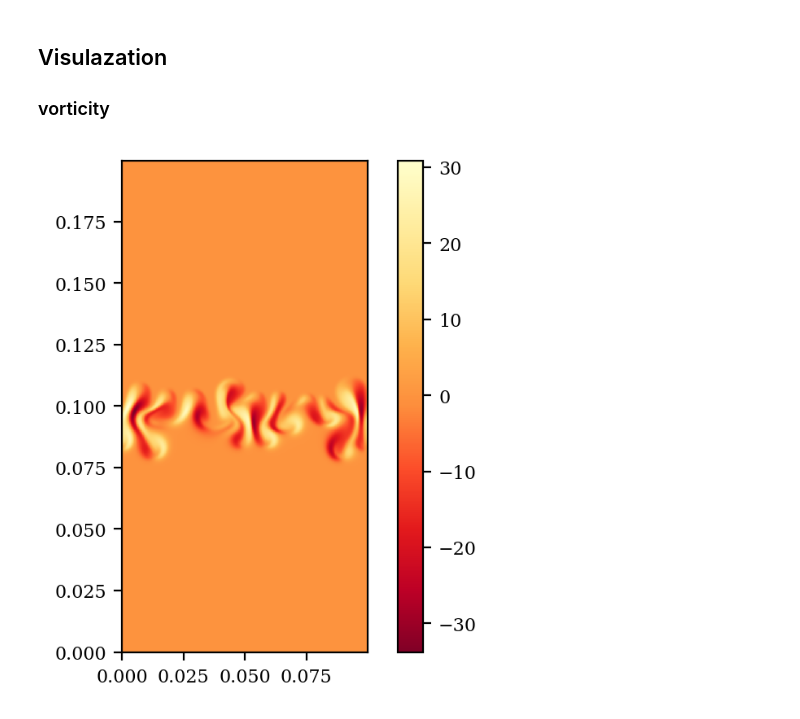
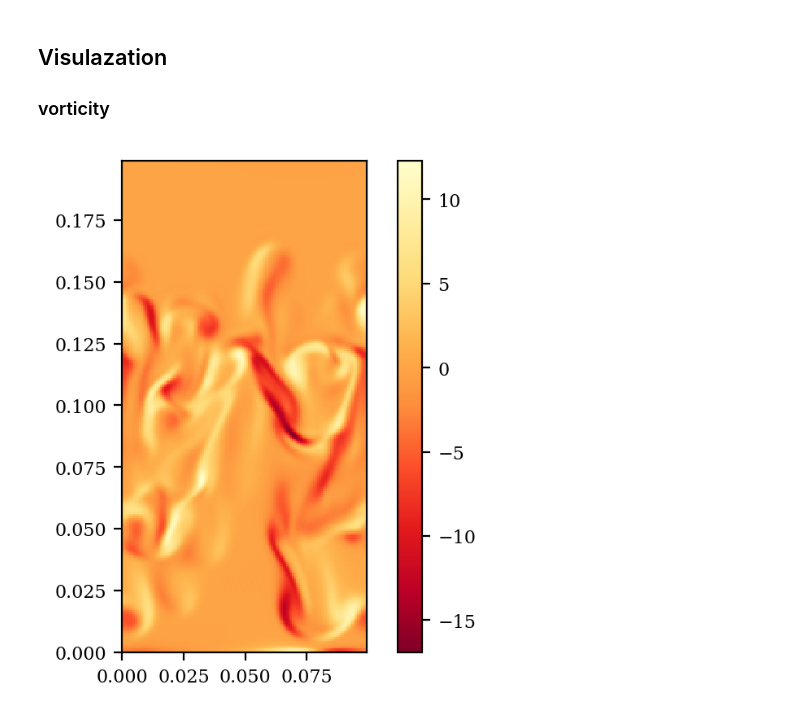
Before and after one commit to xinbian/RTMixEnstrophy, a Jupyter notebook: bubVel.ipynb, the cells around one changed output. Drawn from its saved outputs; the diff is of its cells as text; code cells hidden in the pictures.

```diff
--- a/bubVel.ipynb
+++ b/bubVel.ipynb
@@ -50,12 +50,12 @@ totalsteps
 # %%
-mylist = ['Fields/','Prho','/','020000']
+mylist = ['Fields/','Prho','/','038000']
 filepath = delimiter.join(mylist)
 databk = h5file.get(filepath)
 rho = np.array(databk)
 rho = np.transpose(rho[:,:,50])
 rho = np.transpose(np.reshape(rho, (ny,nz)))
 
-fig_pi = plt.figure(1, figsize = (5*1.214,5.0), dpi=200)
+fig_pi = plt.figure(1, figsize = (4*1.214,4.0), dpi=200)
 plt.rc('font', family='serif', size=8)
 plt.imshow(rho, origin='none', extent=horizon_lim+vert_lim, aspect=1,
            cmap='coolwarm',vmin=rho_l,vmax=rho_h)
@@ -351,37 +352,42 @@ plt.clf()
 ### vorticity
 # %%
 #calculate bubble and spike location
-step = ['040000']
+step = ['038000']
 for istep in step:
     #obtain velocity
 
     mylist = ['Fields/',variable[0],'/',istep]
     filepath = delimiter.join(mylist)
     databk = h5file.get(filepath)
     vx = np.array(databk)
     mylist = ['Fields/',variable[1],'/',istep]
     filepath = delimiter.join(mylist)
     databk = h5file.get(filepath)
     vy = np.array(databk)
     mylist = ['Fields/',variable[2],'/',istep]
     filepath = delimiter.join(mylist)
     databk = h5file.get(filepath)
     vz = np.array(databk)
 
     #calculate vorticity
     if nx == 1:
         vorx = np.gradient(vz, dz, axis=1) - np.gradient(vy, dz, axis=0)
     else:
         vorx = np.gradient(vz, dz, axis=1) - np.gradient(vy, dz, axis=0)
         vory = np.gradient(vx, dz, axis=0) - np.gradient(vz, dz, axis=2)
         vorz = np.gradient(vy, dz, axis=2) - np.gradient(vx, dz, axis=1)
+    if nx == 1:
 
-    vorx = np.transpose(vorx)
-    vorx = np.transpose(np.reshape(vorx, (ny,nz)))
+        vorx = np.transpose(vorx)
+        vorx = np.transpose(np.reshape(vorx, (ny,nz)))
+    else:
+
+        vorx = np.transpose(vorx[:,:,50])
+        vorx = np.transpose(np.reshape(vorx, (ny,nz)))
     fig_pi = plt.figure(1, figsize = (4*1.214,4.0), dpi=200)
     plt.rc('font', family='serif', size=8)
     plt.imshow(vorx, origin='none', extent=horizon_lim+vert_lim, aspect=1,
            cmap='YlOrRd_r')
     plt.colorbar()
 # %% [output]
-[figure, old version]
+[figure, new version]
```
Also changed, not shown: parts of 5 cells of this notebook.
